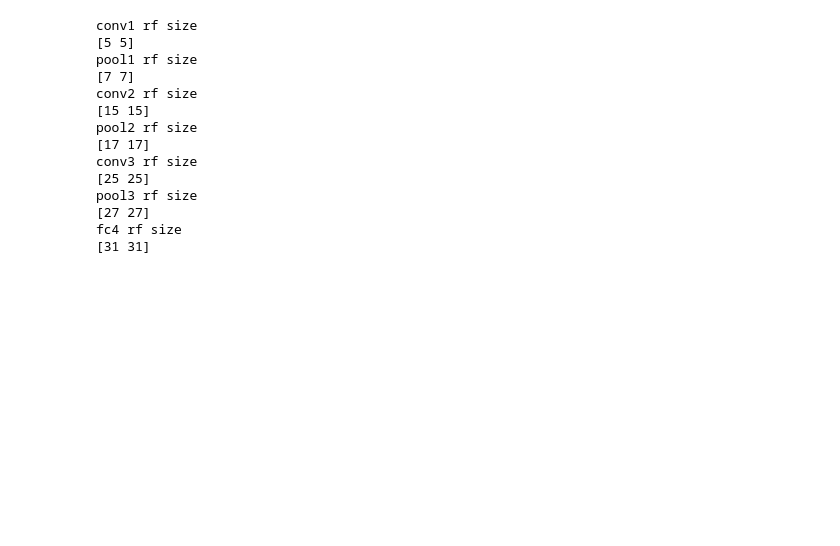
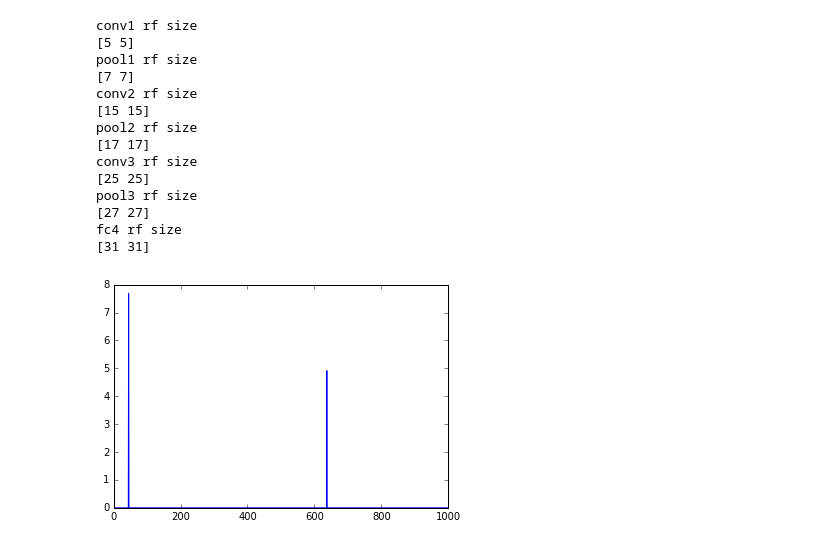
Before and after one commit to luisitobarcito/dlcourse_module1, a Jupyter notebook: convnets_part2.ipynb, the cells around one changed output. Cells and saved outputs as stored; diff of their text form; code cells hidden in the pictures; blank space fills up the shorter version.

Commit message:
Full example of visualization

```diff
--- a/convnets_part2.ipynb
+++ b/convnets_part2.ipynb
@@ -277,7 +277,7 @@ conv1_rf = rfSize(conv1_fz, np.asarray([1,1]))
 print("conv1 rf size")
 print(conv1_rf)
 
-pool1_rf = rfSize(pool1_fz, conv1_fz)
+pool1_rf = rfSize(pool1_fz, conv1_rf)
 print("pool1 rf size")
 print(pool1_rf)
 
@@ -321,14 +321,18 @@ fc4 rf size
 [31 31]
 # %%
 ## Visualize second layer units
-stimuli_x = tf.placeholder
-unit_idx = 0
+stimuli_x = tf.placeholder(tf.float32, [None, conv2_rf[0], conv2_rf[1], 3])
+stimuli = tf.Variable(tf.random_normal([1000, conv2_rf[0], conv2_rf[1], 3], stddev=55))
+tf.variables_initializer([stimuli]).run()
+
+stimuli.eval()
+unit_idx = 5
 
 class CifarV2Net():
     def __init__(self):
-        self.conv1 = ConvLayer((5, 5, 3, 32), 1,'relu', stddev=0.0001, bias=0.0)
+        self.conv1 = ConvLayer((5, 5, 3, 32), 1,'relu', 'VALID')
         self.pool1 = PoolLayer((3, 3), 2,'MAX', 'VALID')
-        self.conv2 = ConvLayer((5, 5, 32, 32), 1,'relu', stddev=0.01, bias=0.0)
+        self.conv2 = ConvLayer((5, 5, 32, 32), 1,'relu', 'VALID')
 
 
     def forward(self, X):
@@ -344,10 +348,21 @@ my_v2net.conv1.params['b'] = my_net.conv1.params['b']
 my_v2net.conv2.params['W'] = my_net.conv2.params['W']
 my_v2net.conv2.params['b'] = my_net.conv2.params['b']
 
-vis_cost = tf.reduce_mean(tf.square(my_v2net.forward(stimuli_x)[:,0,0,unit_idx]))
-train_stimuli_update = tf.train.GradientDescentOptimizer(0.1).compute_gradients(vis_cost, var_list=[stimuli])
+unit_resp = my_v2net.forward(stimuli)[:,0,0,unit_idx]
+vis_cost = -tf.reduce_mean(tf.square(unit_resp)) + tf.reduce_mean(tf.square(stimuli))
+trainer = tf.train.GradientDescentOptimizer(100)
+unit_grad = trainer.compute_gradients(vis_cost, var_list=[stimuli])
-# %%
-stimuli = np.random.normal(size=[1, conv2_rf[0], conv2_rf[1], 3])
-for i in range(10000):
-    ## display training accuracy
-    sess.run(train_stimuli_update, feed_dict={x: stimuli})
+# %%
+conv2_resp = unit_resp.eval()
+plt.plot(conv2_resp.flatten())
+plt.show()
+for i in range(100):
+    conv2_resp = unit_resp.eval()
+    rf_grad = sess.run(unit_grad)
+    sess.run(trainer.apply_gradients(unit_grad))
+    new_stimuli = stimuli.eval()
+    new_stimuli_norm = np.mean(np.reshape(np.square(new_stimuli), (new_stimuli.shape[0], -1)), axis=1)
+    new_stimuli = new_stimuli /  new_stimuli_norm.reshape((-1,1,1,1))
+    stimuli.assign(new_stimuli).eval()
+# %% [output]
+[figure, added]
```
Also changed, not shown: parts of 1 cell of this notebook.
